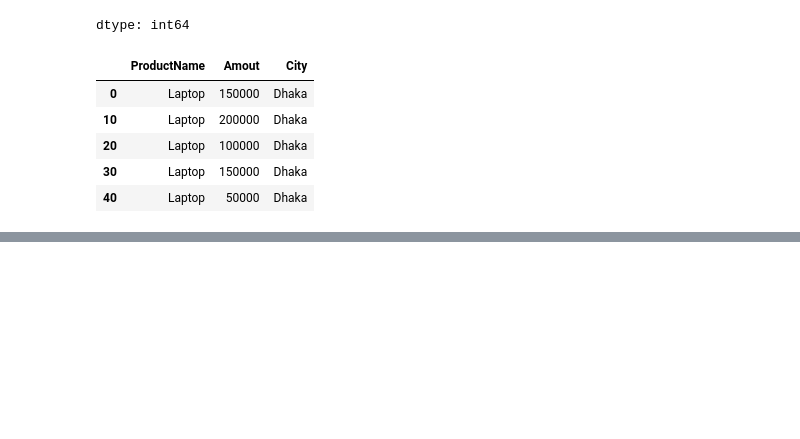
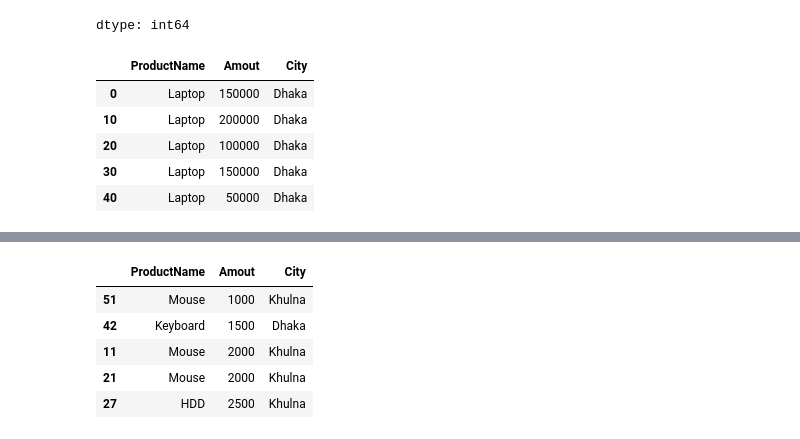
Before and after one commit to AbirHasanRawvy/Data-Analyst-BasicToAdvance, a Jupyter notebook: Paython/Day_24_DataManupulation.ipynb, the cells around one changed output, grey strips where cells are left out. Cells and saved outputs as stored; diff of their text form; code cells hidden in the pictures; blank space fills up the shorter version.

```diff
--- a/Paython/Day_24_DataManupulation.ipynb
+++ b/Paython/Day_24_DataManupulation.ipynb
@@ -115,0 +138,9 @@ df[(df['Amout']>15000) & (df['City'] == 'Dhaka') & (df['ProductName'] == 'Laptop
+# %%
+df.sort_values('Amout')[['ProductName','Amout','City']].head()
+# %% [output]
+|  | ProductName | Amout | City |
+| 51 | Mouse | 1000 | Khulna |
+| 42 | Keyboard | 1500 | Dhaka |
+| 11 | Mouse | 2000 | Khulna |
+| 21 | Mouse | 2000 | Khulna |
+| 27 | HDD | 2500 | Khulna |
```
Also changed, not shown: parts of 10 cells of this notebook.
